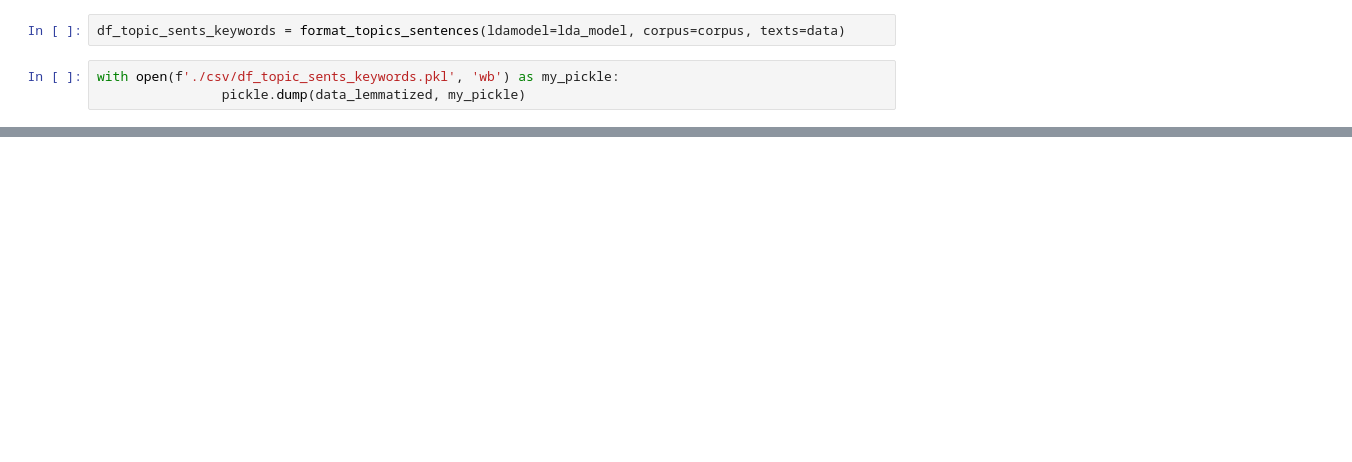
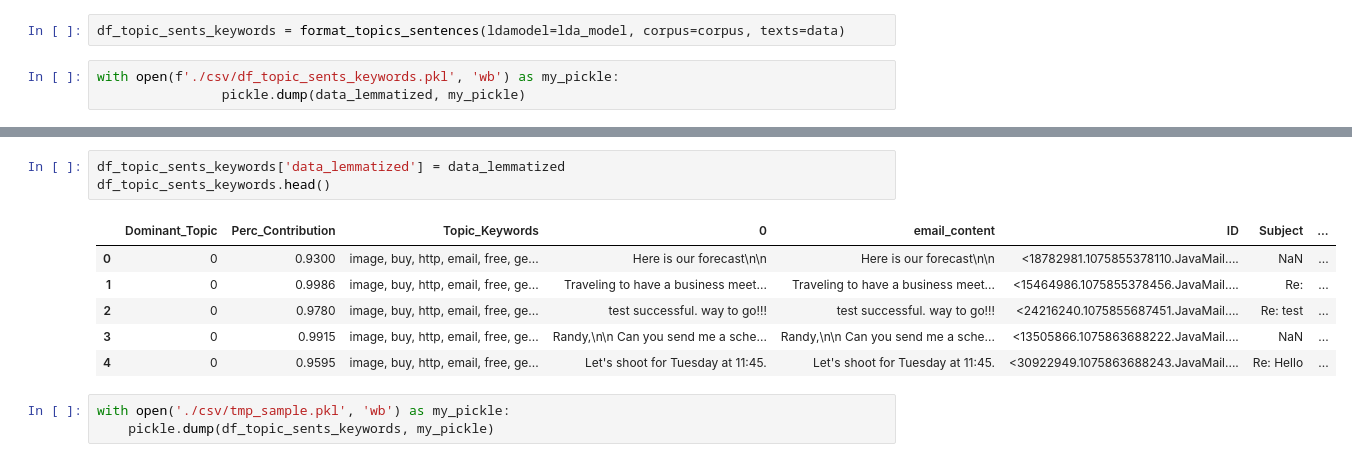
Before and after one commit to UmrahJaved/Clustering-Enron_UsedCase, a Jupyter notebook: topic_modelling_LDA.ipynb, the cells around one changed output, grey strips where cells are left out. Drawn from its saved outputs; the diff is of its cells as text; blank space fills up the shorter version.

```diff
--- a/topic_modelling_LDA.ipynb
+++ b/topic_modelling_LDA.ipynb
@@ -173,0 +315,13 @@ for msg in messages:
+# %%
+df_topic_sents_keywords['data_lemmatized'] = data_lemmatized
+df_topic_sents_keywords.head()
+# %% [output]
+|  | Dominant_Topic | Perc_Contribution | Topic_Keywords | 0 | email_content | ID | Subject | ... |
+| 0 | 0 | 0.9300 | image, buy, http, email, free, ge... | Here is our forecast\n\n | Here is our forecast\n\n | <18782981.1075855378110.JavaMail.... | NaN | ... |
+| 1 | 0 | 0.9986 | image, buy, http, email, free, ge... | Traveling to have a business meet... | Traveling to have a business meet... | <15464986.1075855378456.JavaMail.... | Re: | ... |
+| 2 | 0 | 0.9780 | image, buy, http, email, free, ge... | test successful. way to go!!! | test successful. way to go!!! | <24216240.1075855687451.JavaMail.... | Re: test | ... |
+| 3 | 0 | 0.9915 | image, buy, http, email, free, ge... | Randy,\n\n Can you send me a sche... | Randy,\n\n Can you send me a sche... | <13505866.1075863688222.JavaMail.... | NaN | ... |
+| 4 | 0 | 0.9595 | image, buy, http, email, free, ge... | Let's shoot for Tuesday at 11:45. | Let's shoot for Tuesday at 11:45. | <30922949.1075863688243.JavaMail.... | Re: Hello | ... |
+# %%
+with open('./csv/tmp_sample.pkl', 'wb') as my_pickle:
+    pickle.dump(df_topic_sents_keywords, my_pickle)
```
Also changed, not shown: parts of 36 cells of this notebook, 5 other files.
